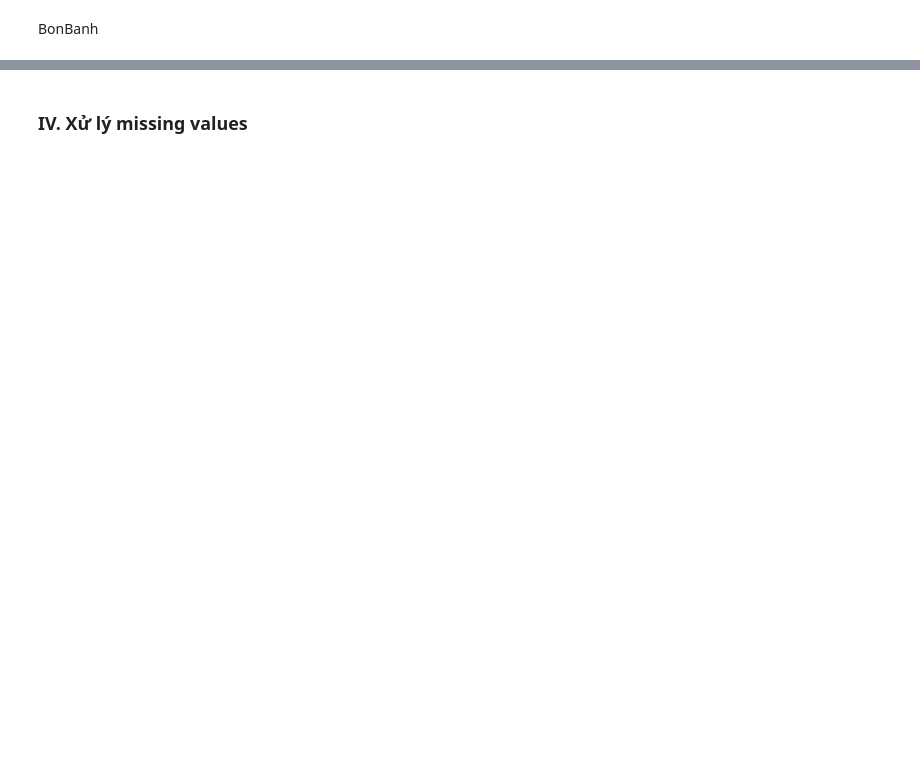
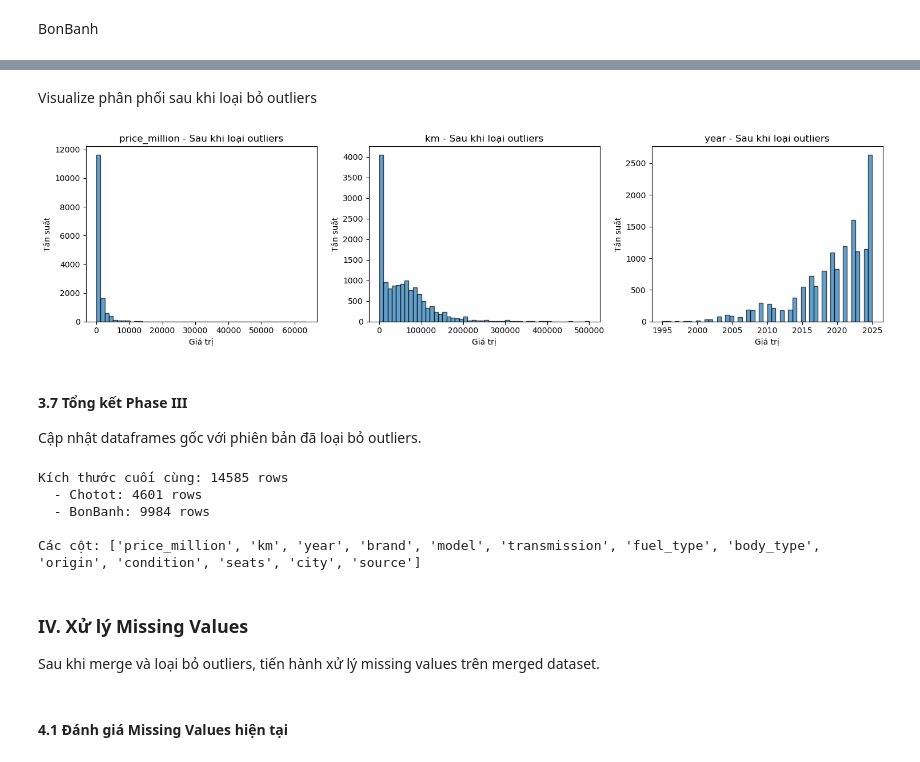
Before and after one commit to HieuMagic/DS_Predictor, a Jupyter notebook: notebooks/02_data_preprocessing.ipynb, the cells around one changed output, grey strips where cells are left out. Saved outputs shown, nothing was run; the diff lists cells and outputs as text; code cells hidden in the pictures; blank space fills up the shorter version.

Commit message:
Fully complied ideas and implemented preprocessing phase

```diff
--- a/notebooks/02_data_preprocessing.ipynb
+++ b/notebooks/02_data_preprocessing.ipynb
@@ -744,0 +788,4 @@ df_bonbanh[STANDARDIZED_COLS].head()
+# %%
+# Thống kê mô tả các biến số (trên merged data)
+numeric_cols = ['price_million', 'km', 'year']
+df[numeric_cols].describe()
@@ -744,0 +883,19 @@ df_bonbanh[STANDARDIZED_COLS].head()
+# %%
+# Định nghĩa ngưỡng phát hiện ban đầu (để khảo sát)
+OUTLIER_BOUNDS_DETECT = {
+    'price_million': (50, 15000),     # 50 triệu - 15 tỷ
+    'km': (0, 500000),                # 0 - 500k km
+    'year': (1995, 2025),             # 1995 - 2025
+}
+
+# Đếm outliers theo ngưỡng phát hiện
+print("Số lượng outliers theo ngưỡng phát hiện:\n")
+
+for col, (lower, upper) in OUTLIER_BOUNDS_DETECT.items():
+    outliers = df[(df[col] < lower) | (df[col] > upper)]
+    print(f"{col} [{lower}, {upper}]: {len(outliers)} outliers ({len(outliers)/len(df)*100:.2f}%)")
+
+    # Chi tiết theo source
+    for source in ['chotot', 'bonbanh']:
+        source_outliers = outliers[outliers['source'] == source]
+        print(f"  - {source}: {len(source_outliers)} outliers")
@@ -744,0 +1066,8 @@ df_bonbanh[STANDARDIZED_COLS].head()
+# %%
+for col in numeric_cols:
+    print(f"{col}:")
+    print(f"  mean = {df[col].mean():.2f}")
+    print(f"  std  = {df[col].std():.2f}")
+    print(f"  min  = {df[col].min():.2f}")
+    print(f"  max  = {df[col].max():.2f}")
+    print()
@@ -745,2 +1092,38 @@ df_bonbanh[STANDARDIZED_COLS].head()
+# %% [markdown]
+Visualize phân phối sau khi loại bỏ outliers
+# %%
+fig, axes = plt.subplots(1, 3, figsize=(15, 4))
+
+for i, col in enumerate(numeric_cols):
+    axes[i].hist(df[col].dropna(), bins=50, edgecolor='black', alpha=0.7)
+    axes[i].set_title(f'{col} - Sau khi loại outliers')
+    axes[i].set_xlabel('Giá trị')
+    axes[i].set_ylabel('Tần suất')
+
+plt.tight_layout()
+plt.show()
+# %% [output]
+[figure, added]
+# %% [markdown]
+#### 3.7 Tổng kết Phase III
+
+Cập nhật dataframes gốc với phiên bản đã loại bỏ outliers.
+# %%
+df.reset_index(drop=True, inplace=True)
+
+print(f"Kích thước cuối cùng: {len(df)} rows")
+print(f"  - Chotot: {len(df[df['source'] == 'chotot'])} rows")
+print(f"  - BonBanh: {len(df[df['source'] == 'bonbanh'])} rows")
+print(f"\nCác cột: {list(df.columns)}")
+# %% [output]
+Kích thước cuối cùng: 14585 rows
+  - Chotot: 4601 rows
+  - BonBanh: 9984 rows
+
+Các cột: ['price_million', 'km', 'year', 'brand', 'model', 'transmission', 'fuel_type', 'body_type', 'origin', 'condition', 'seats', 'city', 'source']
 # %% [markdown]
-### IV. Xử lý missing values
+### IV. Xử lý Missing Values
+
+Sau khi merge và loại bỏ outliers, tiến hành xử lý missing values trên merged dataset.
+# %% [markdown]
+#### 4.1 Đánh giá Missing Values hiện tại
```
Also changed, not shown: parts of 74 cells of this notebook.
